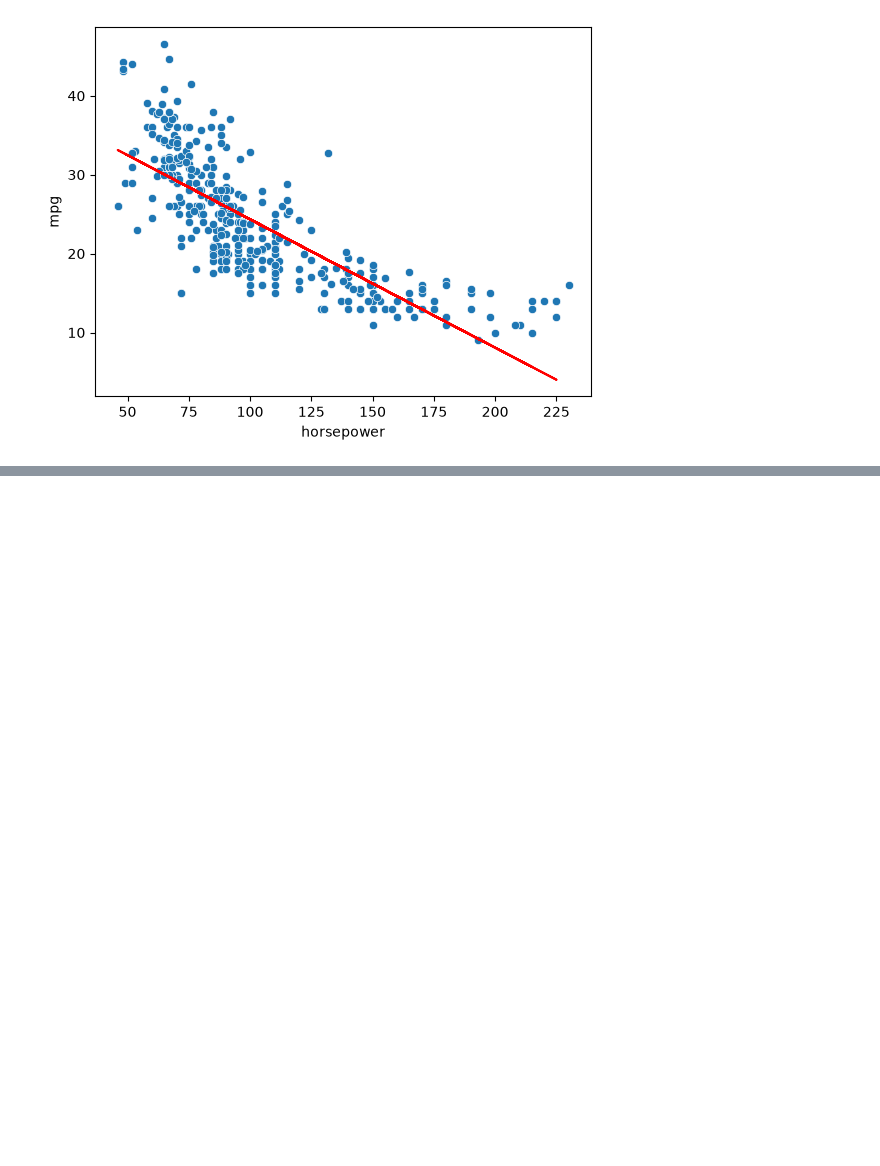
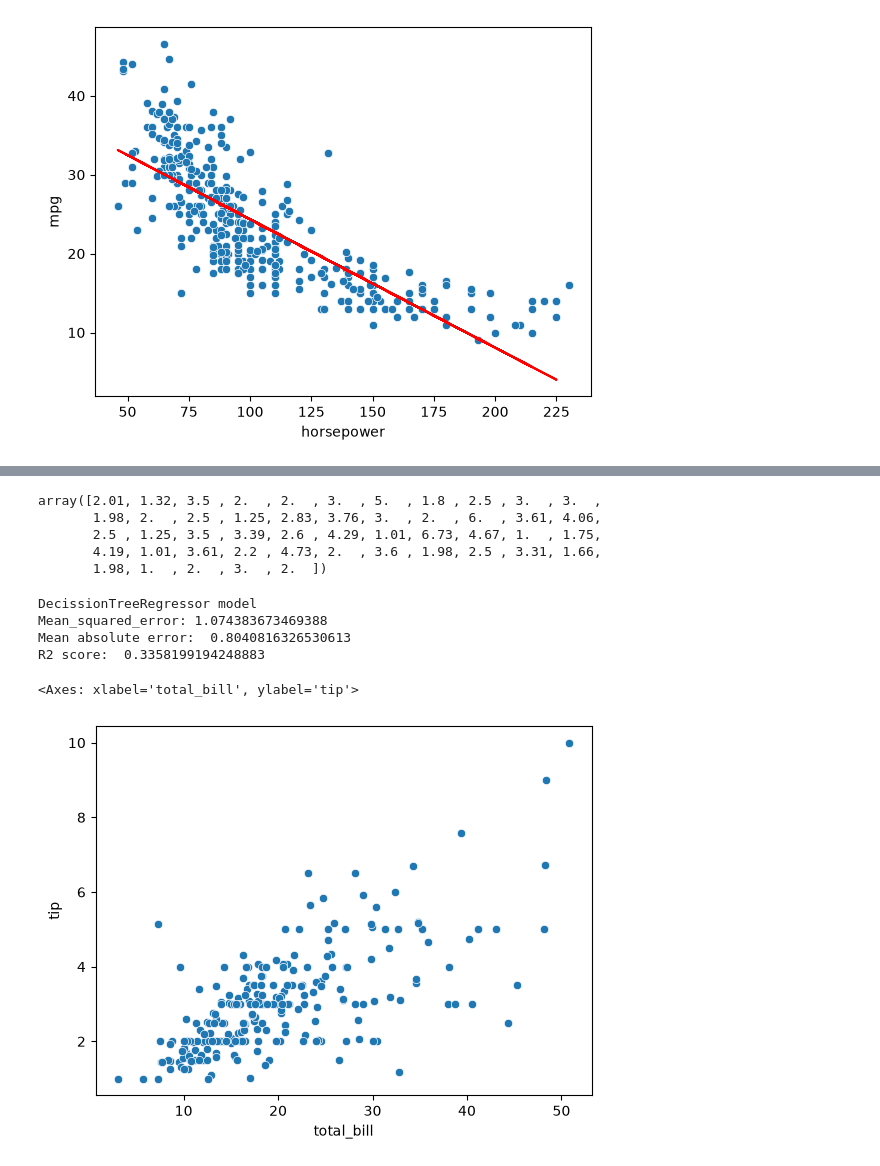
Before and after one commit to lakpalama7/data_science, a Jupyter notebook: data science/Regression Learning.ipynb, the cells around one changed output, grey strips where cells are left out. Drawn from its saved outputs; the diff is of its cells as text; code cells hidden in the pictures; blank space fills up the shorter version.

```diff
--- a/data science/Regression Learning.ipynb
+++ b/data science/Regression Learning.ipynb
@@ -346,0 +397,3 @@ plt.plot(X_test,y_pred, color='red')
+# %%
+enc_sex = {'Female':1,'Male':0}
+data['sex']=data.sex.map(enc_sex)
@@ -346,0 +412,3 @@ plt.plot(X_test,y_pred, color='red')
+# %%
+enc_smoker = {'No':0,'Yes':1}
+data['smoker'] = data.smoker.map(enc_smoker)
@@ -346,0 +427,3 @@ plt.plot(X_test,y_pred, color='red')
+# %%
+enc_day = {'Sun':1,'Thur':2,'Fri':3,'Sat':4}
+data['day']=data['day'].map(enc_day)
@@ -346,0 +442,3 @@ plt.plot(X_test,y_pred, color='red')
+# %%
+enc_time = {'Dinner':1,'Lunch':2}
+data['time']=data.time.map(enc_time)
@@ -346,0 +505,10 @@ plt.plot(X_test,y_pred, color='red')
+# %%
+# predit value with X_test
+y_pred = dt.predict(X_test)
+y_pred
+# %% [output]
+array([2.01, 1.32, 3.5 , 2.  , 2.  , 3.  , 5.  , 1.8 , 2.5 , 3.  , 3.  ,
+       1.98, 2.  , 2.5 , 1.25, 2.83, 3.76, 3.  , 2.  , 6.  , 3.61, 4.06,
+       2.5 , 1.25, 3.5 , 3.39, 2.6 , 4.29, 1.01, 6.73, 4.67, 1.  , 1.75,
+       4.19, 1.01, 3.61, 2.2 , 4.73, 2.  , 3.6 , 1.98, 2.5 , 3.31, 1.66,
+       1.98, 1.  , 2.  , 3.  , 2.  ])
@@ -346,0 +522,10 @@ plt.plot(X_test,y_pred, color='red')
+# %%
+print("DecissionTreeRegressor model")
+print('Mean_squared_error:',ms)
+print('Mean absolute error: ',ma)
+print('R2 score: ',rs)
+# %% [output]
+DecissionTreeRegressor model
+Mean_squared_error: 1.074383673469388
+Mean absolute error:  0.8040816326530613
+R2 score:  0.3358199194248883
@@ -346,0 +534,5 @@ plt.plot(X_test,y_pred, color='red')
+# %%
+sns.scatterplot(x='total_bill',y='tip', data=data)
+# %% [output]
+<Axes: xlabel='total_bill', ylabel='tip'>
+[figure, added]
```
Also changed, not shown: parts of 24 cells of this notebook, 1 other file.
